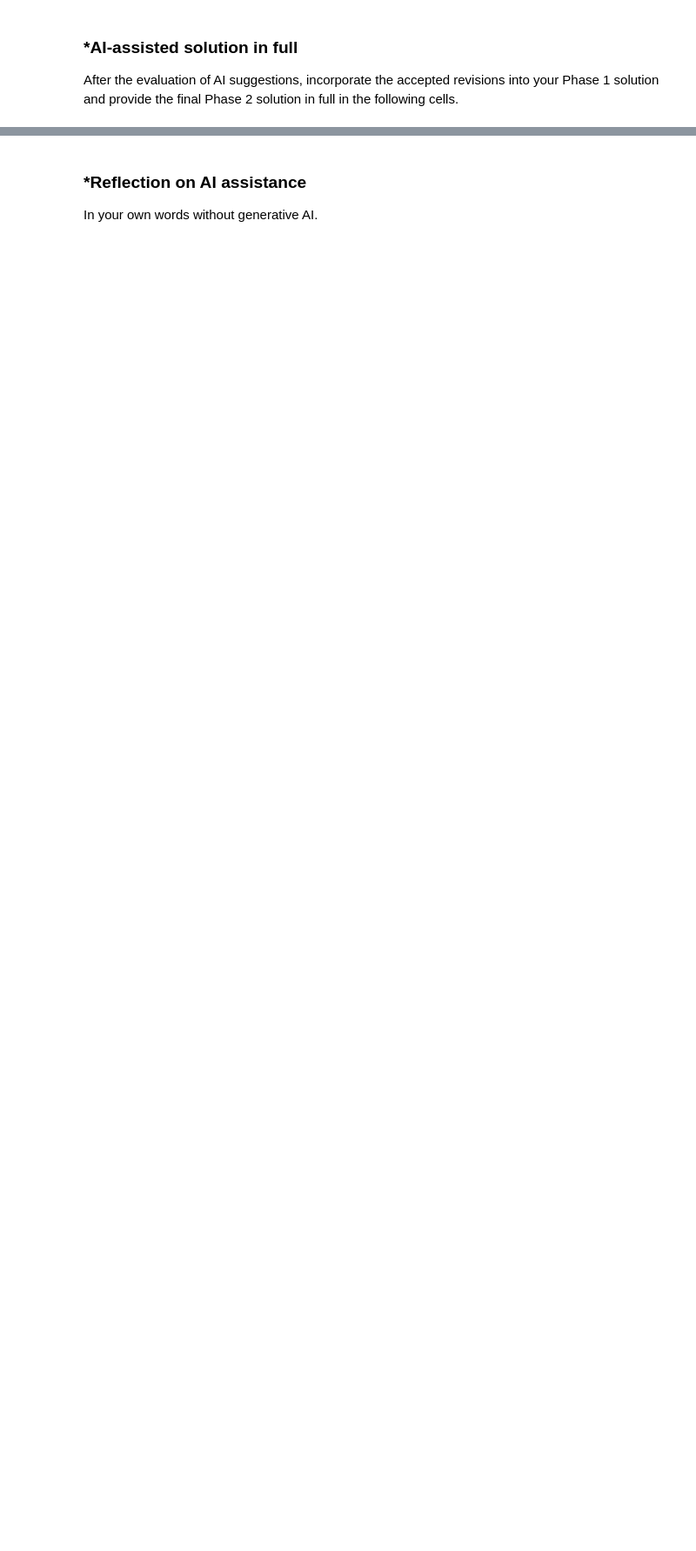
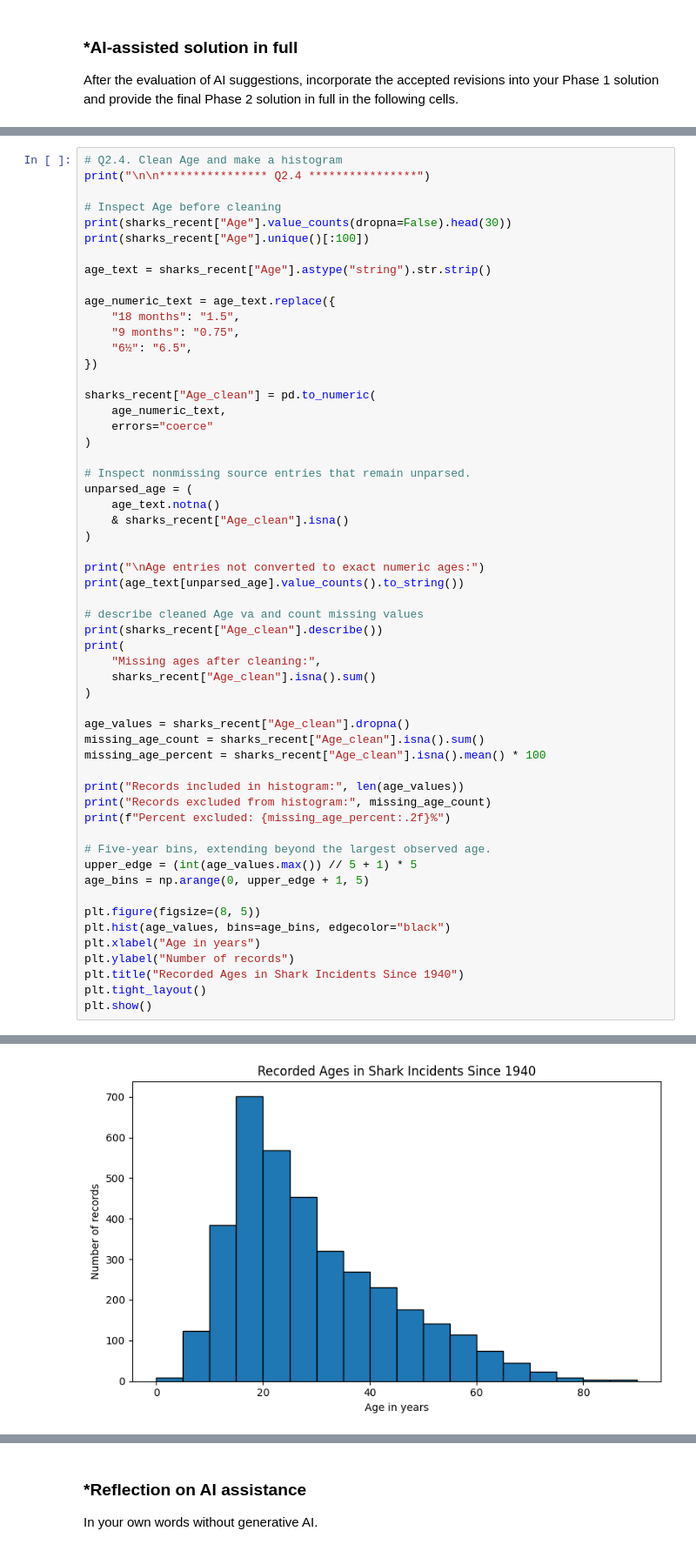
Before and after one commit to gthsun/A01-data-wrangling, a Jupyter notebook: notebook.ipynb, the cells around one changed output, grey strips where cells are left out. Shown at 87% size. Drawn from its saved outputs; the diff is of its cells as text; blank space fills up the shorter version.

```diff
--- a/notebook.ipynb
+++ b/notebook.ipynb
@@ -434,0 +833,57 @@ After the evaluation of AI suggestions, incorporate the accepted revisions into
+# %%
+# Q2.4. Clean Age and make a histogram
+print("\n\n**************** Q2.4 ****************")
+
+# Inspect Age before cleaning
+print(sharks_recent["Age"].value_counts(dropna=False).head(30))
+print(sharks_recent["Age"].unique()[:100])
+
+age_text = sharks_recent["Age"].astype("string").str.strip()
+
+age_numeric_text = age_text.replace({
+    "18 months": "1.5",
+    "9 months": "0.75",
+    "6½": "6.5",
+})
+
+sharks_recent["Age_clean"] = pd.to_numeric(
+    age_numeric_text,
+    errors="coerce"
+)
+
+# Inspect nonmissing source entries that remain unparsed.
+unparsed_age = (
+    age_text.notna()
+    & sharks_recent["Age_clean"].isna()
+)
+
+print("\nAge entries not converted to exact numeric ages:")
+print(age_text[unparsed_age].value_counts().to_string())
+
+# describe cleaned Age va and count missing values
+print(sharks_recent["Age_clean"].describe())
+print(
+    "Missing ages after cleaning:",
+    sharks_recent["Age_clean"].isna().sum()
+)
+
+age_values = sharks_recent["Age_clean"].dropna()
+missing_age_count = sharks_recent["Age_clean"].isna().sum()
+missing_age_percent = sharks_recent["Age_clean"].isna().mean() * 100
+
+print("Records included in histogram:", len(age_values))
+print("Records excluded from histogram:", missing_age_count)
+print(f"Percent excluded: {missing_age_percent:.2f}%")
+
+# Five-year bins, extending beyond the largest observed age.
+upper_edge = (int(age_values.max()) // 5 + 1) * 5
+age_bins = np.arange(0, upper_edge + 1, 5)
+
+plt.figure(figsize=(8, 5))
+plt.hist(age_values, bins=age_bins, edgecolor="black")
+plt.xlabel("Age in years")
+plt.ylabel("Number of records")
+plt.title("Recorded Ages in Shark Incidents Since 1940")
+plt.tight_layout()
+plt.show()
+# %% [output]
@@ -434,0 +907 @@ After the evaluation of AI suggestions, incorporate the accepted revisions into
+[figure, added]
```
Also changed, not shown: parts of 14 cells of this notebook.
